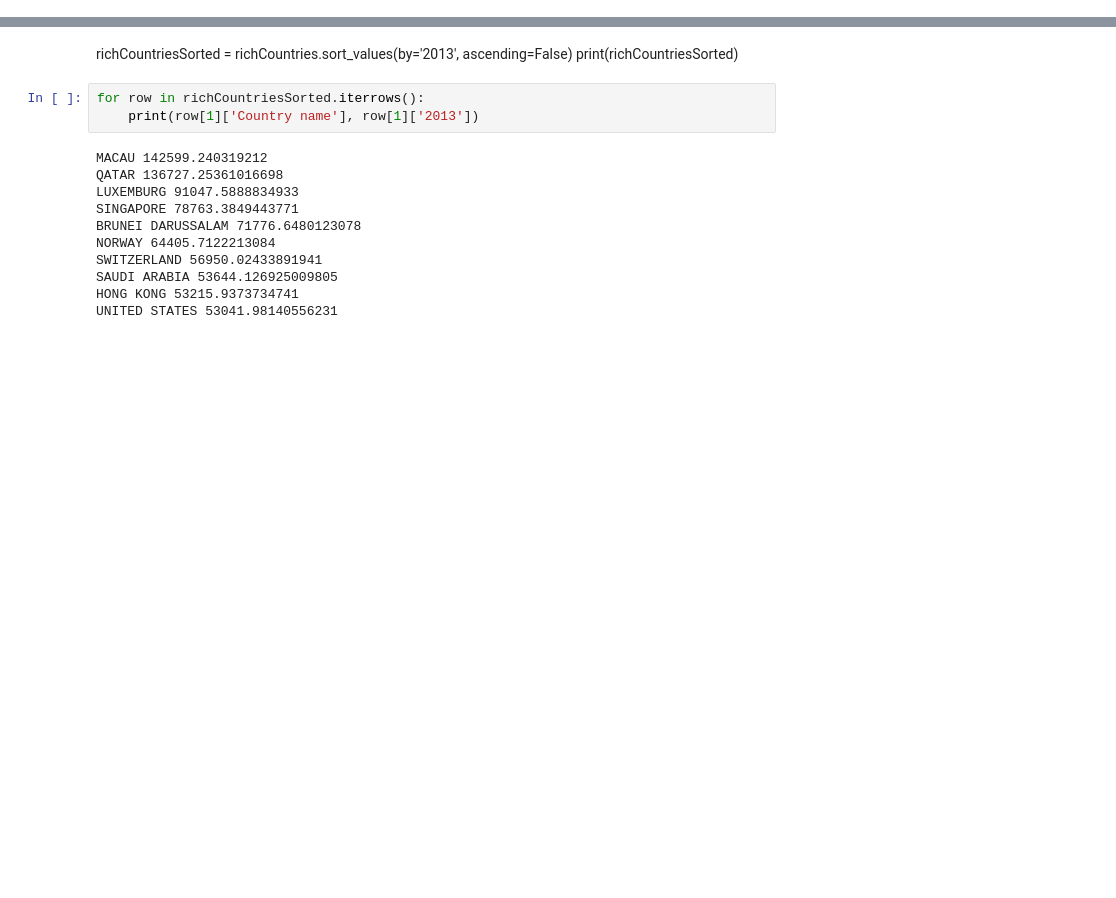
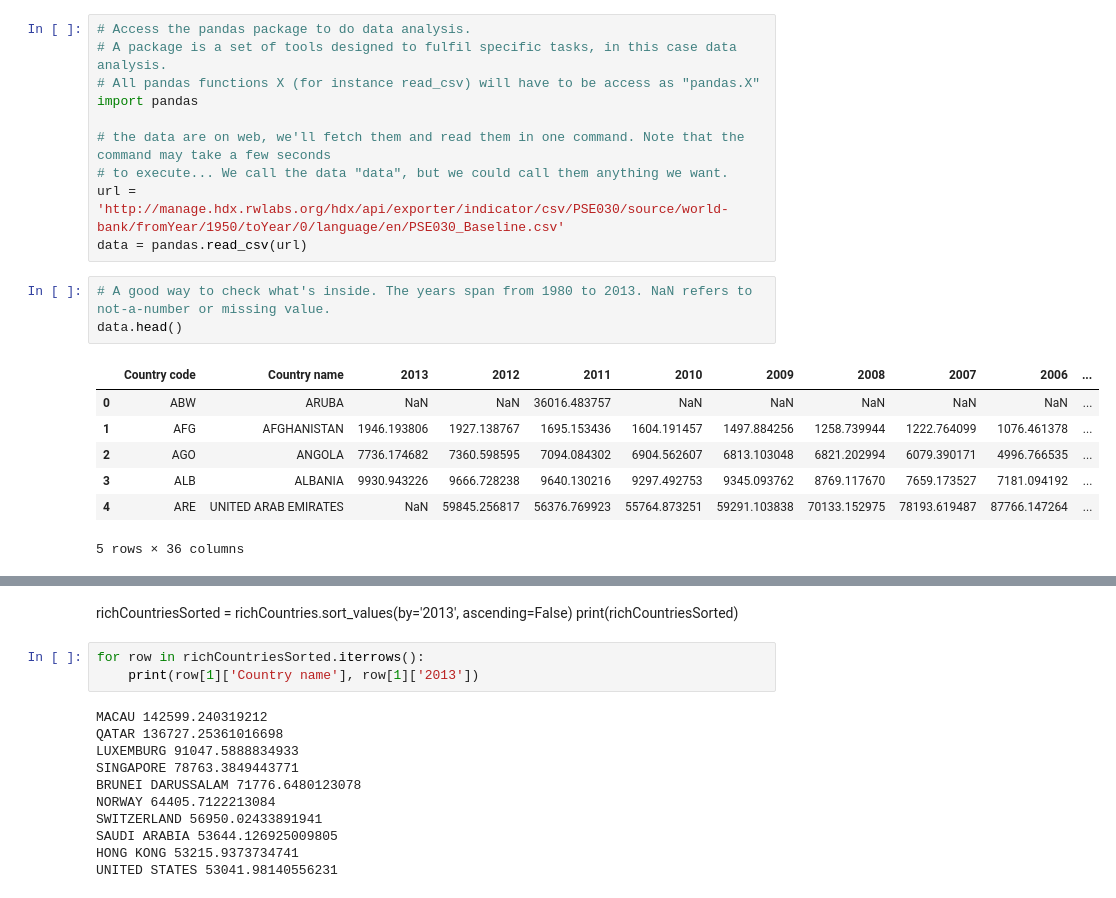
Before and after one commit to pletzer/jupyterMoons, a Jupyter notebook: PythonPandas.ipynb, the cells around one changed output, grey strips where cells are left out. Drawn from its saved outputs; the diff is of its cells as text; blank space fills up the shorter version.

```diff
--- a/PythonPandas.ipynb
+++ b/PythonPandas.ipynb
@@ -56,0 +12,21 @@ print(richCountries)
+# %%
+# Access the pandas package to do data analysis.
+# A package is a set of tools designed to fulfil specific tasks, in this case data analysis.
+# All pandas functions X (for instance read_csv) will have to be access as "pandas.X"
+import pandas
+
+# the data are on web, we'll fetch them and read them in one command. Note that the command may take a few seconds
+# to execute... We call the data "data", but we could call them anything we want.
+url = 'http://manage.hdx.rwlabs.org/hdx/api/exporter/indicator/csv/PSE030/source/world-bank/fromYear/1950/toYear/0/language/en/PSE030_Baseline.csv'
+data = pandas.read_csv(url)
+# %%
+# A good way to check what's inside. The years span from 1980 to 2013. NaN refers to not-a-number or missing value.
+data.head()
+# %% [output]
+|  | Country code | Country name | 2013 | 2012 | 2011 | 2010 | 2009 | 2008 | 2007 | 2006 | ... |
+| 0 | ABW | ARUBA | NaN | NaN | 36016.483757 | NaN | NaN | NaN | NaN | NaN | ... |
+| 1 | AFG | AFGHANISTAN | 1946.193806 | 1927.138767 | 1695.153436 | 1604.191457 | 1497.884256 | 1258.739944 | 1222.764099 | 1076.461378 | ... |
+| 2 | AGO | ANGOLA | 7736.174682 | 7360.598595 | 7094.084302 | 6904.562607 | 6813.103048 | 6821.202994 | 6079.390171 | 4996.766535 | ... |
+| 3 | ALB | ALBANIA | 9930.943226 | 9666.728238 | 9640.130216 | 9297.492753 | 9345.093762 | 8769.117670 | 7659.173527 | 7181.094192 | ... |
+| 4 | ARE | UNITED ARAB EMIRATES | NaN | 59845.256817 | 56376.769923 | 55764.873251 | 59291.103838 | 70133.152975 | 78193.619487 | 87766.147264 | ... |
+5 rows × 36 columns
```
Also changed, not shown: parts of 9 cells of this notebook, 1 other file.
